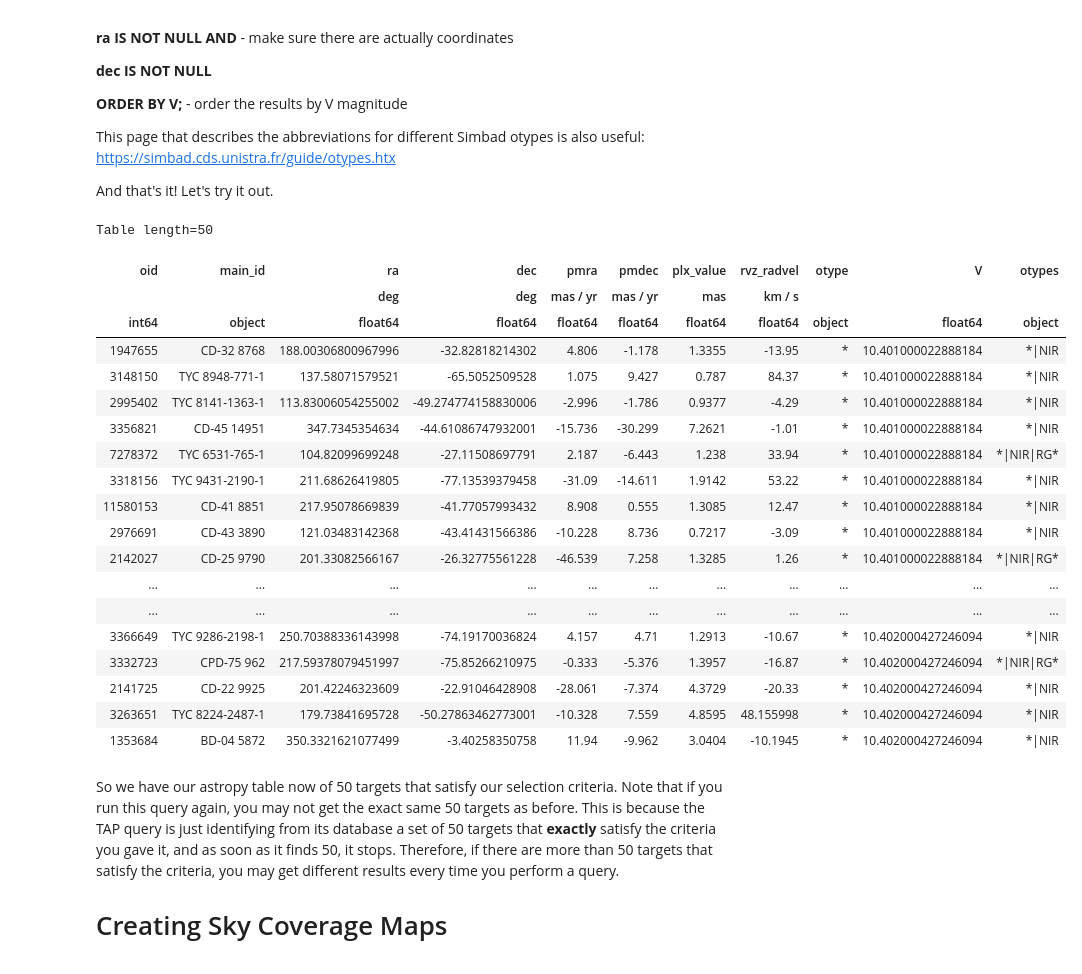
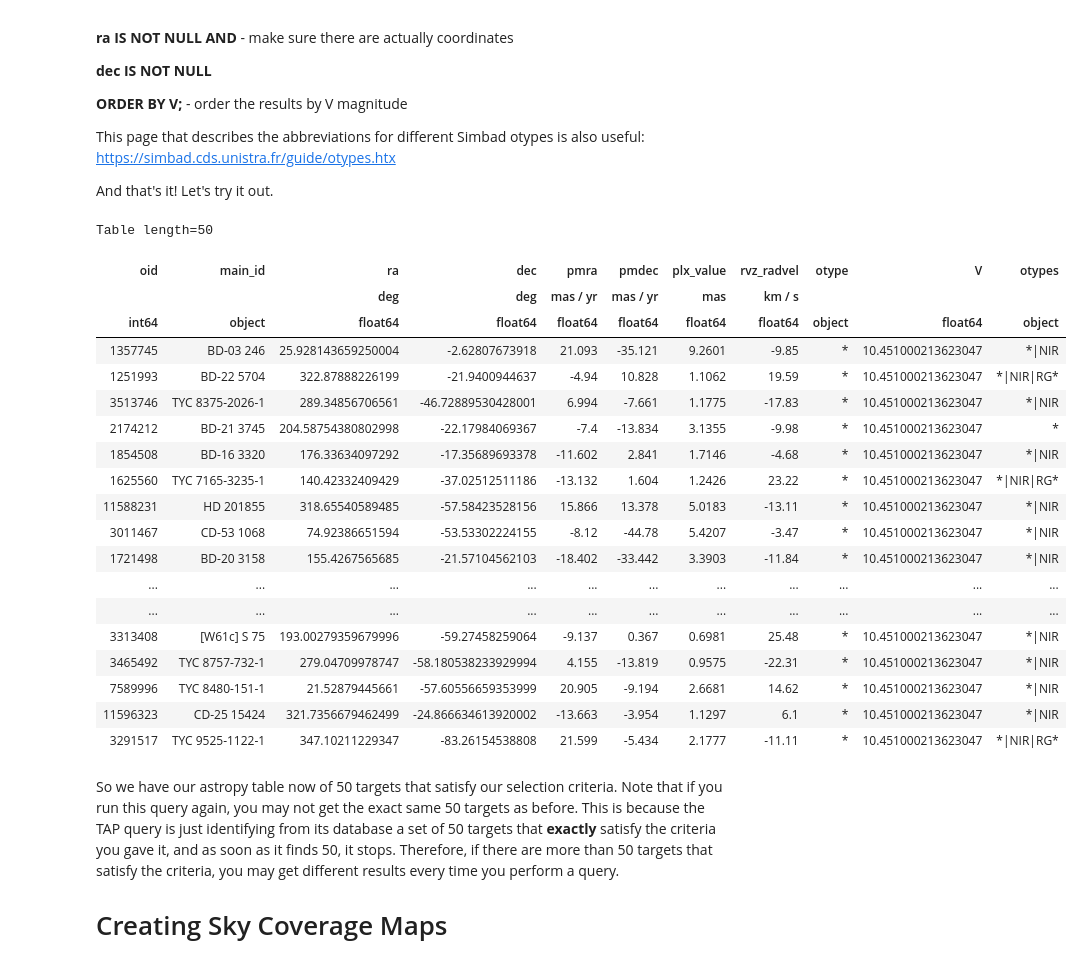
Before and after one commit to jrhom1/CorGI_ObsTools, a Jupyter notebook: Roman_Calibration_Targs.ipynb, the cells around one changed output. Saved outputs shown, nothing was run; the diff lists cells and outputs as text; code cells hidden in the pictures.

```diff
--- a/Roman_Calibration_Targs.ipynb
+++ b/Roman_Calibration_Targs.ipynb
@@ -56,7 +56,7 @@ def queryTap_byVmag(Vmag,cone=0.1):
 						WHERE (otype = '*') AND (otype != 'V*..') AND (otype != '**..') AND (V <= {VmagUp}) AND (V >= {VmagDown})
 						AND (otypes) NOT LIKE ('%V*%')
 						AND (otypes) NOT LIKE ('%**%')
-                        AND (otypes) NOT LIKE ('%EB?%')
+                        AND (otypes) NOT LIKE ('%**?%')
   						AND ra IS NOT NULL
   						AND dec IS NOT NULL
                         AND plx_value IS NOT NULL
@@ -118,28 +118,28 @@ This page that describes the abbreviations for different Simbad otypes is also u
 
 And that's it! Let's try it out.
 # %%
-queryTap_byVmag(10.5)
+queryTap_byVmag(10.5,cone=0.05)
 # %% [output]
 Table length=50
 | oid | main_id | ra | dec | pmra | pmdec | plx_value | rvz_radvel | otype | V | otypes |
 |  |  | deg | deg | mas / yr | mas / yr | mas | km / s |  |  |  |
 | int64 | object | float64 | float64 | float64 | float64 | float64 | float64 | object | float64 | object |
-| 1947655 | CD-32 8768 | 188.00306800967996 | -32.82818214302 | 4.806 | -1.178 | 1.3355 | -13.95 | * | 10.401000022888184 | *|NIR |
-| 3148150 | TYC 8948-771-1 | 137.58071579521 | -65.5052509528 | 1.075 | 9.427 | 0.787 | 84.37 | * | 10.401000022888184 | *|NIR |
-| 2995402 | TYC 8141-1363-1 | 113.83006054255002 | -49.274774158830006 | -2.996 | -1.786 | 0.9377 | -4.29 | * | 10.401000022888184 | *|NIR |
-| 3356821 | CD-45 14951 | 347.7345354634 | -44.61086747932001 | -15.736 | -30.299 | 7.2621 | -1.01 | * | 10.401000022888184 | *|NIR |
-| 7278372 | TYC 6531-765-1 | 104.82099699248 | -27.11508697791 | 2.187 | -6.443 | 1.238 | 33.94 | * | 10.401000022888184 | *|NIR|RG* |
-| 3318156 | TYC 9431-2190-1 | 211.68626419805 | -77.13539379458 | -31.09 | -14.611 | 1.9142 | 53.22 | * | 10.401000022888184 | *|NIR |
-| 11580153 | CD-41 8851 | 217.95078669839 | -41.77057993432 | 8.908 | 0.555 | 1.3085 | 12.47 | * | 10.401000022888184 | *|NIR |
-| 2976691 | CD-43 3890 | 121.03483142368 | -43.41431566386 | -10.228 | 8.736 | 0.7217 | -3.09 | * | 10.401000022888184 | *|NIR |
-| 2142027 | CD-25 9790 | 201.33082566167 | -26.32775561228 | -46.539 | 7.258 | 1.3285 | 1.26 | * | 10.401000022888184 | *|NIR|RG* |
+| 1357745 | BD-03 246 | 25.928143659250004 | -2.62807673918 | 21.093 | -35.121 | 9.2601 | -9.85 | * | 10.451000213623047 | *|NIR |
+| 1251993 | BD-22 5704 | 322.87888226199 | -21.9400944637 | -4.94 | 10.828 | 1.1062 | 19.59 | * | 10.451000213623047 | *|NIR|RG* |
+| 3513746 | TYC 8375-2026-1 | 289.34856706561 | -46.72889530428001 | 6.994 | -7.661 | 1.1775 | -17.83 | * | 10.451000213623047 | *|NIR |
+| 2174212 | BD-21 3745 | 204.58754380802998 | -22.17984069367 | -7.4 | -13.834 | 3.1355 | -9.98 | * | 10.451000213623047 | * |
+| 1854508 | BD-16 3320 | 176.33634097292 | -17.35689693378 | -11.602 | 2.841 | 1.7146 | -4.68 | * | 10.451000213623047 | *|NIR |
+| 1625560 | TYC 7165-3235-1 | 140.42332409429 | -37.02512511186 | -13.132 | 1.604 | 1.2426 | 23.22 | * | 10.451000213623047 | *|NIR|RG* |
+| 11588231 | HD 201855 | 318.65540589485 | -57.58423528156 | 15.866 | 13.378 | 5.0183 | -13.11 | * | 10.451000213623047 | *|NIR |
+| 3011467 | CD-53 1068 | 74.92386651594 | -53.53302224155 | -8.12 | -44.78 | 5.4207 | -3.47 | * | 10.451000213623047 | *|NIR |
+| 1721498 | BD-20 3158 | 155.4267565685 | -21.57104562103 | -18.402 | -33.442 | 3.3903 | -11.84 | * | 10.451000213623047 | *|NIR |
 | ... | ... | ... | ... | ... | ... | ... | ... | ... | ... | ... |
 | ... | ... | ... | ... | ... | ... | ... | ... | ... | ... | ... |
-| 3366649 | TYC 9286-2198-1 | 250.70388336143998 | -74.19170036824 | 4.157 | 4.71 | 1.2913 | -10.67 | * | 10.402000427246094 | *|NIR |
-| 3332723 | CPD-75 962 | 217.59378079451997 | -75.85266210975 | -0.333 | -5.376 | 1.3957 | -16.87 | * | 10.402000427246094 | *|NIR|RG* |
-| 2141725 | CD-22 9925 | 201.42246323609 | -22.91046428908 | -28.061 | -7.374 | 4.3729 | -20.33 | * | 10.402000427246094 | *|NIR |
-| 3263651 | TYC 8224-2487-1 | 179.73841695728 | -50.27863462773001 | -10.328 | 7.559 | 4.8595 | 48.155998 | * | 10.402000427246094 | *|NIR |
-| 1353684 | BD-04 5872 | 350.3321621077499 | -3.40258350758 | 11.94 | -9.962 | 3.0404 | -10.1945 | * | 10.402000427246094 | *|NIR |
+| 3313408 | [W61c] S 75 | 193.00279359679996 | -59.27458259064 | -9.137 | 0.367 | 0.6981 | 25.48 | * | 10.451000213623047 | *|NIR |
+| 3465492 | TYC 8757-732-1 | 279.04709978747 | -58.180538233929994 | 4.155 | -13.819 | 0.9575 | -22.31 | * | 10.451000213623047 | *|NIR |
+| 7589996 | TYC 8480-151-1 | 21.52879445661 | -57.60556659353999 | 20.905 | -9.194 | 2.6681 | 14.62 | * | 10.451000213623047 | *|NIR |
+| 11596323 | CD-25 15424 | 321.7356679462499 | -24.866634613920002 | -13.663 | -3.954 | 1.1297 | 6.1 | * | 10.451000213623047 | *|NIR |
+| 3291517 | TYC 9525-1122-1 | 347.10211229347 | -83.26154538808 | 21.599 | -5.434 | 2.1777 | -11.11 | * | 10.451000213623047 | *|NIR|RG* |
 # %% [markdown]
 So we have our astropy table now of 50 targets that satisfy our selection criteria. Note that if you run this query again, you may not get the exact same 50 targets as before. This is because the TAP query is just identifying from its database a set of 50 targets that **exactly** satisfy the criteria you gave it, and as soon as it finds 50, it stops. Therefore, if there are more than 50 targets that satisfy the criteria, you may get different results every time you perform a query.
 
```
Also changed, not shown: parts of 1 cell of this notebook.
